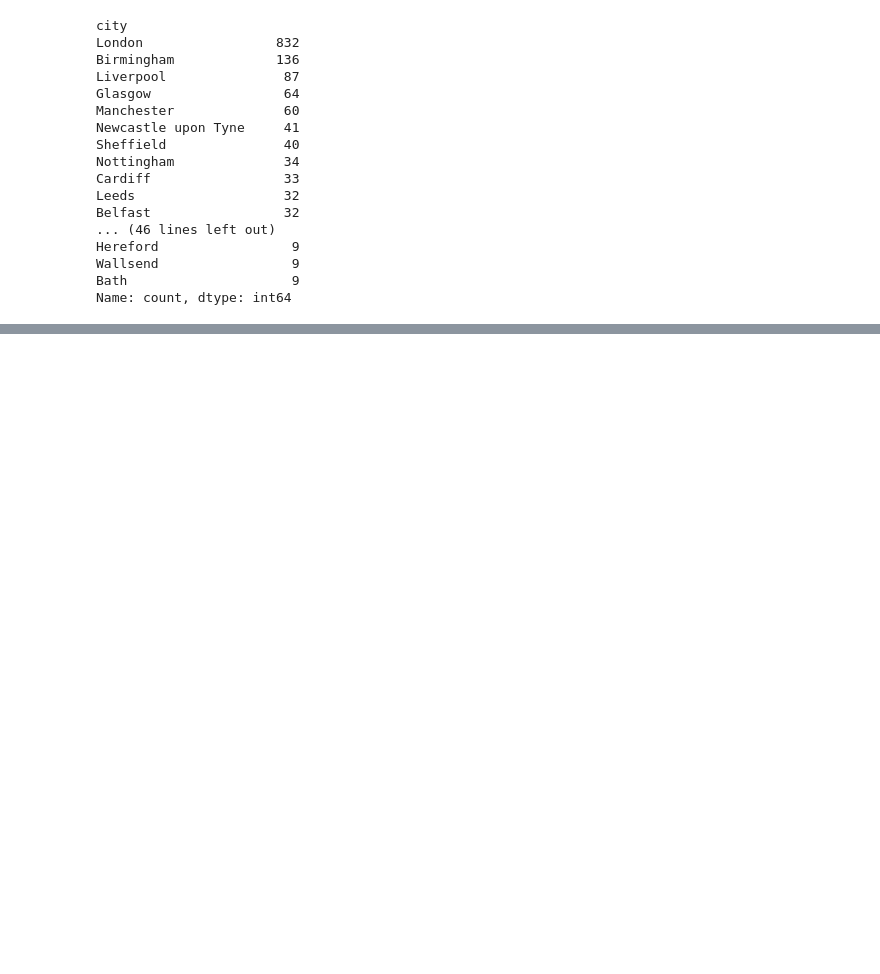
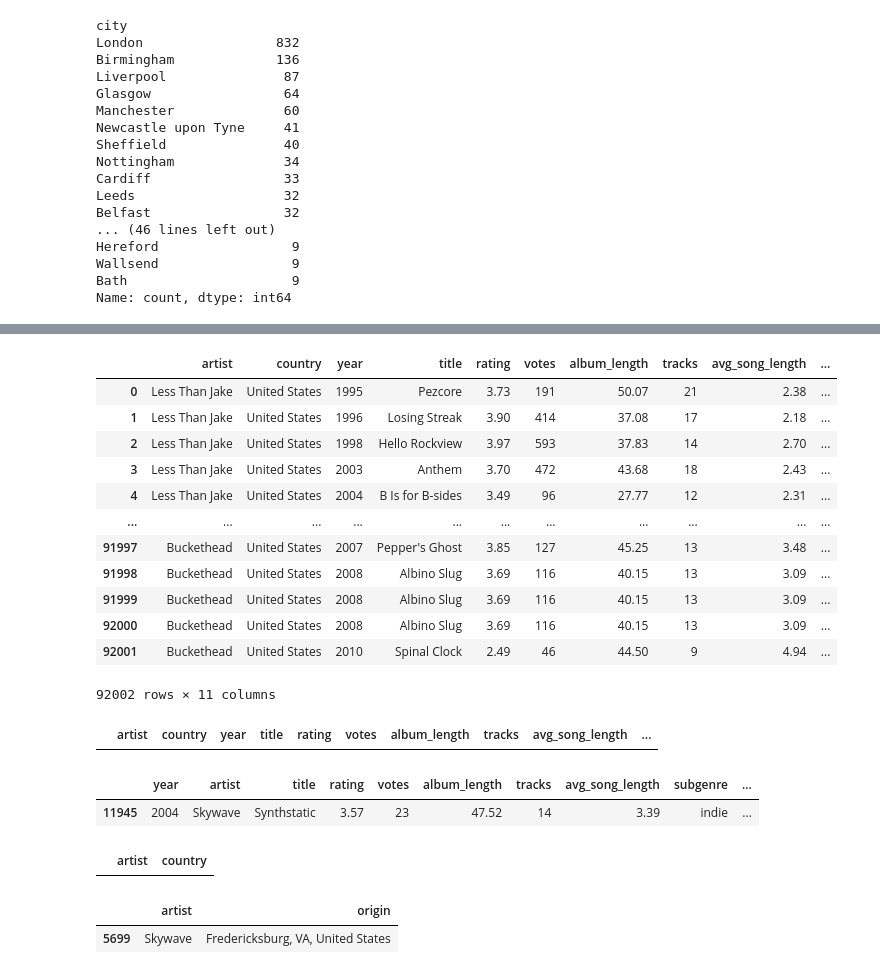
Before and after one commit to arnauog/what_the_rock, a Jupyter notebook: geopy_origins.ipynb, the cells around one changed output, grey strips where cells are left out. Cells and saved outputs as stored; diff of their text form; code cells hidden in the pictures; blank space fills up the shorter version.

```diff
--- a/geopy_origins.ipynb
+++ b/geopy_origins.ipynb
@@ -2367,0 +2437,3 @@ Name: count, dtype: int64
+# %%
+df_artist_countries = df_country[['artist', 'country']]
+df_artist_countries.shape
@@ -2367,0 +2499,35 @@ Name: count, dtype: int64
+# %%
+merge = pd.merge(df_artist_countries, df_final, on = 'artist')
+merge
+# %% [output]
+|  | artist | country | year | title | rating | votes | album_length | tracks | avg_song_length | ... |
+| 0 | Less Than Jake | United States | 1995 | Pezcore | 3.73 | 191 | 50.07 | 21 | 2.38 | ... |
+| 1 | Less Than Jake | United States | 1996 | Losing Streak | 3.90 | 414 | 37.08 | 17 | 2.18 | ... |
+| 2 | Less Than Jake | United States | 1998 | Hello Rockview | 3.97 | 593 | 37.83 | 14 | 2.70 | ... |
+| 3 | Less Than Jake | United States | 2003 | Anthem | 3.70 | 472 | 43.68 | 18 | 2.43 | ... |
+| 4 | Less Than Jake | United States | 2004 | B Is for B-sides | 3.49 | 96 | 27.77 | 12 | 2.31 | ... |
+| ... | ... | ... | ... | ... | ... | ... | ... | ... | ... | ... |
+| 91997 | Buckethead | United States | 2007 | Pepper's Ghost | 3.85 | 127 | 45.25 | 13 | 3.48 | ... |
+| 91998 | Buckethead | United States | 2008 | Albino Slug | 3.69 | 116 | 40.15 | 13 | 3.09 | ... |
+| 91999 | Buckethead | United States | 2008 | Albino Slug | 3.69 | 116 | 40.15 | 13 | 3.09 | ... |
+| 92000 | Buckethead | United States | 2008 | Albino Slug | 3.69 | 116 | 40.15 | 13 | 3.09 | ... |
+| 92001 | Buckethead | United States | 2010 | Spinal Clock | 2.49 | 46 | 44.50 | 9 | 4.94 | ... |
+92002 rows × 11 columns
+# %%
+merge[merge['title']=='Synthstatic']
+# %% [output]
+|  | artist | country | year | title | rating | votes | album_length | tracks | avg_song_length | ... |
+# %%
+df_final[df_final['title']=='Synthstatic']
+# %% [output]
+|  | year | artist | title | rating | votes | album_length | tracks | avg_song_length | subgenre | ... |
+| 11945 | 2004 | Skywave | Synthstatic | 3.57 | 23 | 47.52 | 14 | 3.39 | indie | ... |
+# %%
+df_artist_countries[df_artist_countries['artist']=='Skywave']
+# %% [output]
+|  | artist | country |
+# %%
+df_artists_origins[df_artists_origins['artist']=='Skywave']
+# %% [output]
+|  | artist | origin |
+| 5699 | Skywave | Fredericksburg, VA, United States |
```
Also changed, not shown: parts of 38 cells of this notebook, 23 other files.
